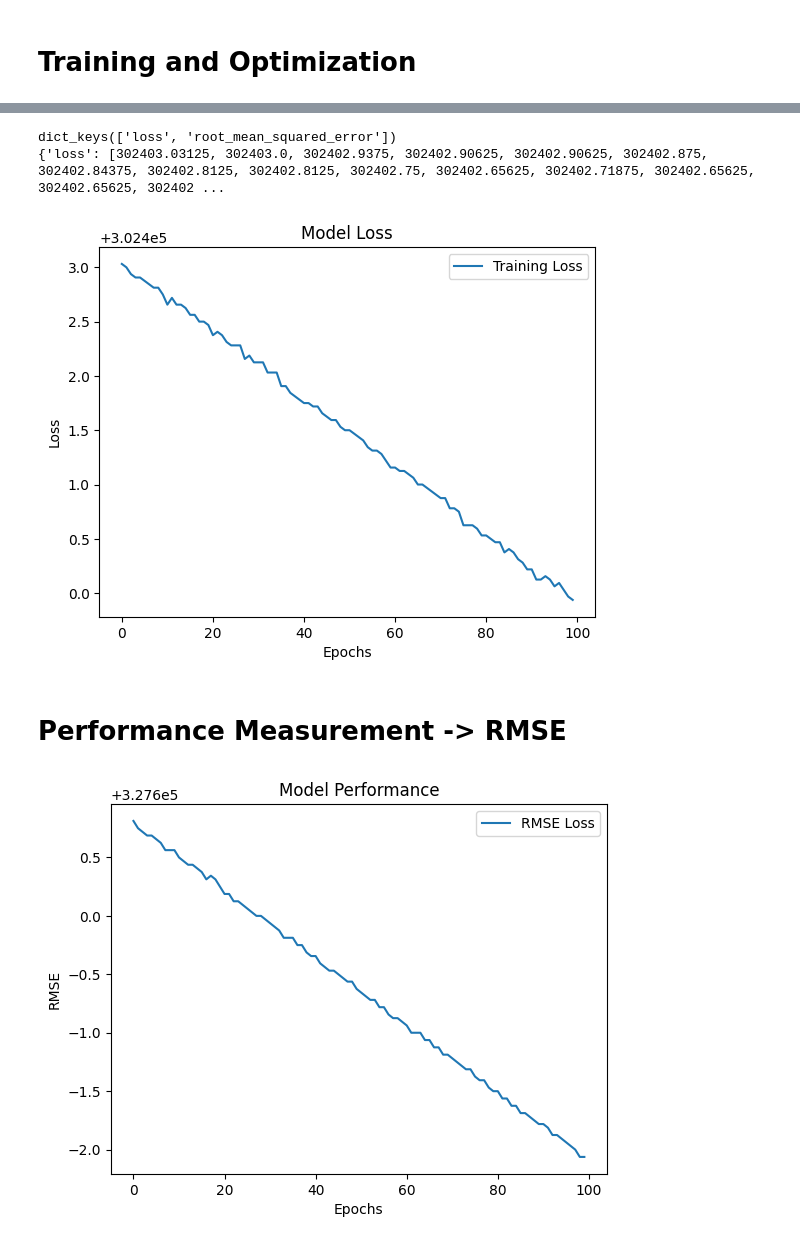
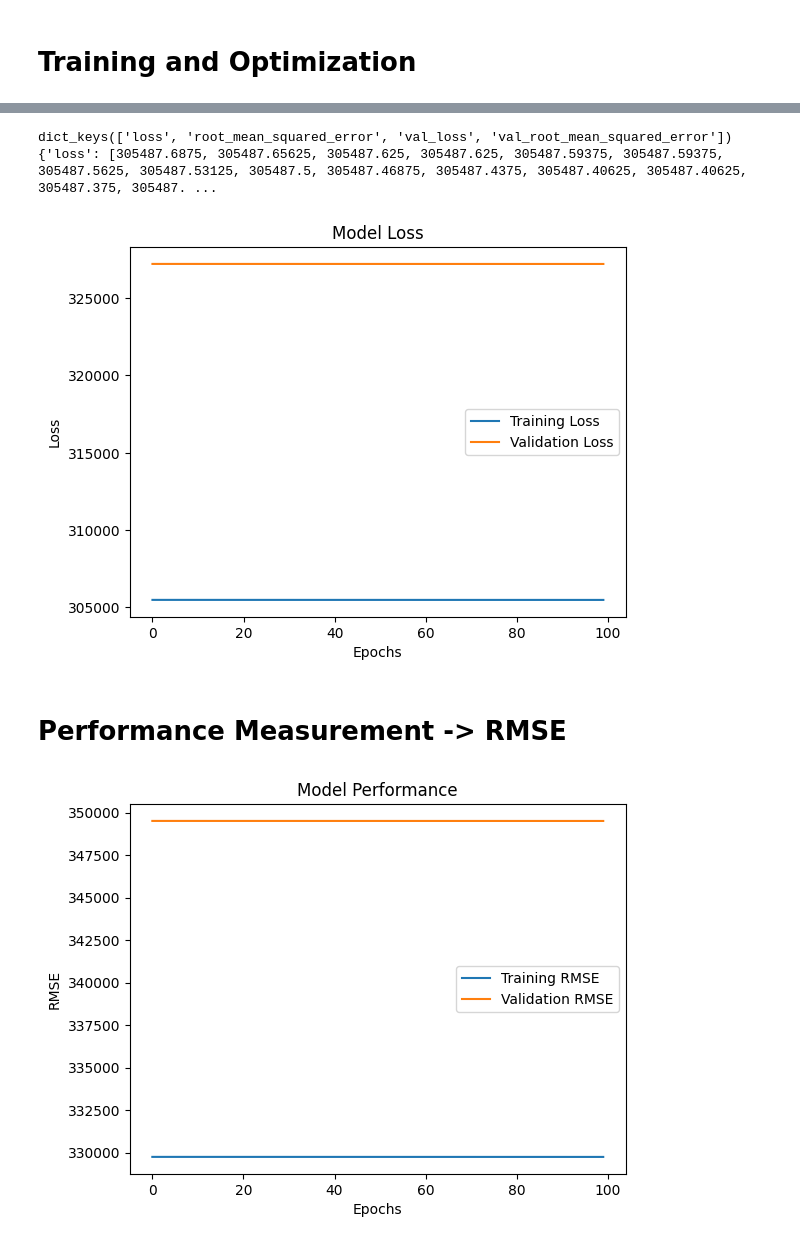
Before and after one commit to sleepsonrockss/Deep-Learning, a Jupyter notebook: NeuralNetwork.ipynb, the cells around one changed output, grey strips where cells are left out. Saved outputs shown, nothing was run; the diff lists cells and outputs as text; code cells hidden in the pictures.

```diff
--- a/NeuralNetwork.ipynb
+++ b/NeuralNetwork.ipynb
@@ -205,0 +209,11 @@ model.compile(optimizer= Adam(learning_rate = 0.001), loss = MeanAbsoluteError,
+# %%
+TRAIN_RATIO = 0.8
+VAL_RATIO = 0.1
+TEST_RATIO = 0.1
+DATASET_SIZE = len(X)
+# %%
+# FOR TRAINING
+X_train = X[:int(DATASET_SIZE*TRAIN_RATIO)]
+y_train = y[:int(DATASET_SIZE*TRAIN_RATIO)]
+print(X_train.shape)
+print(y_train.shape)
@@ -205,0 +223,6 @@ model.compile(optimizer= Adam(learning_rate = 0.001), loss = MeanAbsoluteError,
+# %%
+# FOR VALIDATION, we want the next 10%
+X_val = X[int(DATASET_SIZE*TRAIN_RATIO):int(DATASET_SIZE*TRAIN_RATIO) + int(DATASET_SIZE*VAL_RATIO)]
+y_val = y[int(DATASET_SIZE*TRAIN_RATIO):int(DATASET_SIZE*TRAIN_RATIO) + int(DATASET_SIZE*VAL_RATIO)]
+print(X_val.shape)
+print(y_val.shape)
@@ -206,7 +241,7 @@ model.compile(optimizer= Adam(learning_rate = 0.001), loss = MeanAbsoluteError,
 # %% [markdown]
 # Training and Optimization
 # %%
-History = model.fit(X,y, epochs = 100, verbose = 1) # when verbose = 1, we get to see the training values and when it is 0 we don't get to see it
+History = model.fit(X_train,y_train, validation_data=(X_val, y_val), epochs = 100, verbose = 1) # when verbose = 1, we get to see the training values and when it is 0 we don't get to see it
 # History is an object returned, then we use the .history attribute which is a dictionary
 # %% [output]
 Epoch 1/100
@@ -230,26 +265,28 @@ Epoch 100/100
 print(History.history.keys()) # .history is a dictionary, gives the loss values
 print(History.history)
 # %% [output]
-dict_keys(['loss', 'root_mean_squared_error'])
-{'loss': [302403.03125, 302403.0, 302402.9375, 302402.90625, 302402.90625, 302402.875, 302402.84375, 302402.8125, 302402.8125, 302402.75, 302402.65625, 302402.71875, 302402.65625, 302402.65625, 302402 ...
+dict_keys(['loss', 'root_mean_squared_error', 'val_loss', 'val_root_mean_squared_error'])
+{'loss': [305487.6875, 305487.65625, 305487.625, 305487.625, 305487.59375, 305487.59375, 305487.5625, 305487.53125, 305487.5, 305487.46875, 305487.4375, 305487.40625, 305487.40625, 305487.375, 305487. ...
 # %%
 plt.plot(History.history['loss'], label='Training Loss')
+plt.plot(History.history['val_loss'], label='Validation Loss')
 plt.title('Model Loss')
 plt.ylabel('Loss')
 plt.xlabel('Epochs')
-plt.legend(['Training Loss']) # Needs to be in a list
+plt.legend(['Training Loss', 'Validation Loss']) # Needs to be in a list
 plt.show()
 # %% [output]
-[figure, old version]
+[figure, new version]
 # %% [markdown]
 # Performance Measurement -> RMSE
 # %%
-plt.plot(History.history['root_mean_squared_error'],label='RMSE')
+plt.plot(History.history['root_mean_squared_error'])
+plt.plot(History.history['val_root_mean_squared_error'])
 plt.title('Model Performance')
 plt.xlabel('Epochs')
 plt.ylabel('RMSE')
-plt.legend(['RMSE Loss']) # Needs to be in a list
+plt.legend(['Training RMSE', 'Validation RMSE']) # Needs to be in a list
 plt.show()
 # %% [output]
-[figure, old version]
+[figure, new version]
 # %%
```
Also changed, not shown: parts of 29 cells of this notebook, 1 other file.
